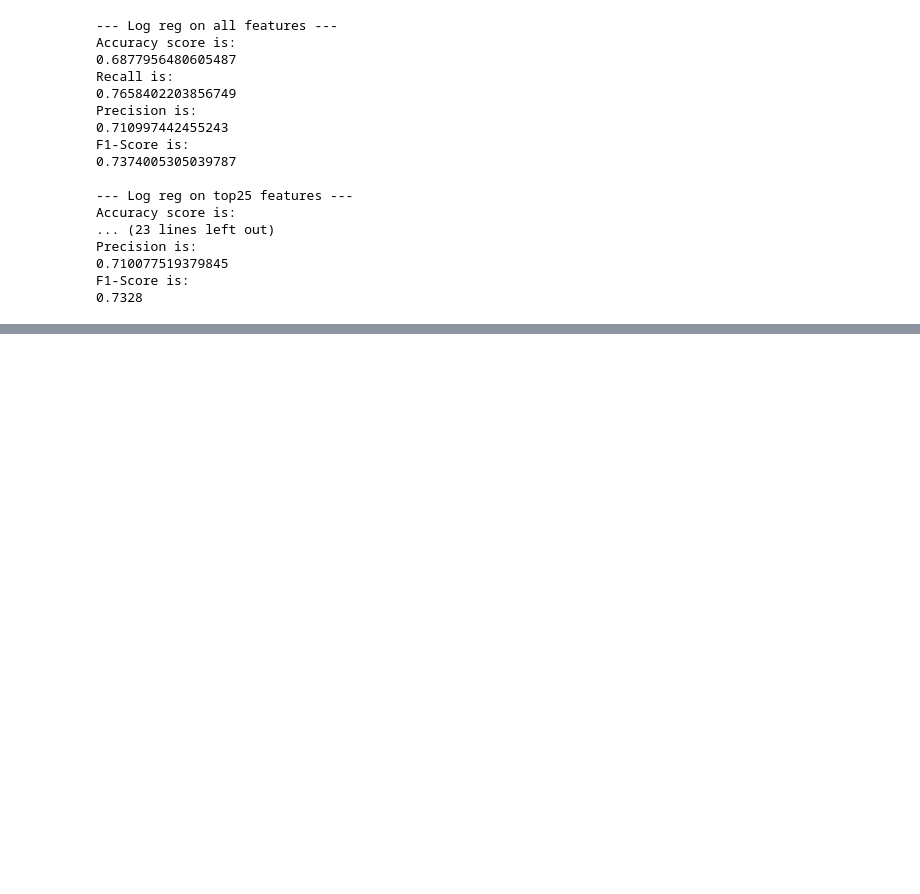
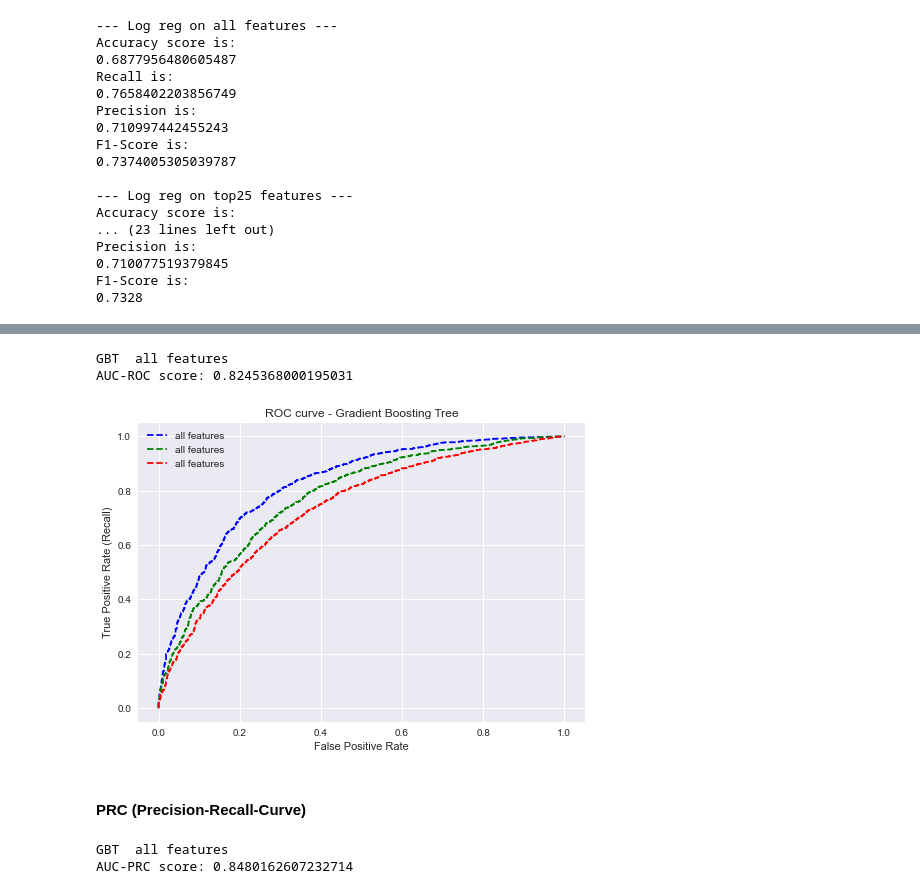
Before and after one commit to Lumi1070/ML-Projektarbeit, a Jupyter notebook: coupon-reco2.ipynb, the cells around one changed output, grey strips where cells are left out. Drawn from its saved outputs; the diff is of its cells as text; code cells hidden in the pictures; blank space fills up the shorter version.

```diff
--- a/coupon-reco2.ipynb
+++ b/coupon-reco2.ipynb
@@ -643,0 +810,32 @@ F1-Score is:
+# %%
+fpr_gbt_all, tpr_gbt_all, thresholds_gbt_all = roc_curve(y_test, pred_prob_gbt_all[:,1], pos_label=1)
+auc_score_gbt_all = roc_auc_score(y_test, pred_prob_gbt_all[:,1])
+
+print('GBT  all features')
+print('AUC-ROC score: ' + str(auc_score_gbt_all) + '\n')
+# %% [output]
+GBT  all features
+AUC-ROC score: 0.8245368000195031
+# %%
+plt.style.use('seaborn')
+plt.plot(fpr_gbt_all, tpr_gbt_all, linestyle='--', color='blue', label='all features')
+plt.plot(fpr_rf_all, tpr_rf_all, linestyle='--', color='green', label='all features')
+plt.plot(fpr_log_all, tpr_log_all, linestyle='--', color='red', label='all features')
+plt.title('ROC curve - Gradient Boosting Tree')
+plt.xlabel('False Positive Rate')
+plt.ylabel('True Positive Rate (Recall)')
+plt.legend(loc='best')
+plt.savefig('ROC GBT', dpi=300)
+plt.show()
+# %% [output]
+[figure, added]
+# %% [markdown]
+#### PRC (Precision-Recall-Curve)
+# %%
+precision_gbt_all, recall_gbt_all, thresholds_gbt_all = precision_recall_curve(y_test, pred_prob_gbt_all[:,1])
+auc_prc_gbt_all = auc(recall_gbt_all, precision_gbt_all)
+print('GBT  all features')
+print('AUC-PRC score: ' + str(auc_prc_gbt_all) + '\n')
+# %% [output]
+GBT  all features
+AUC-PRC score: 0.8480162607232714
```
Also changed, not shown: parts of 17 cells of this notebook, 4 other files.
